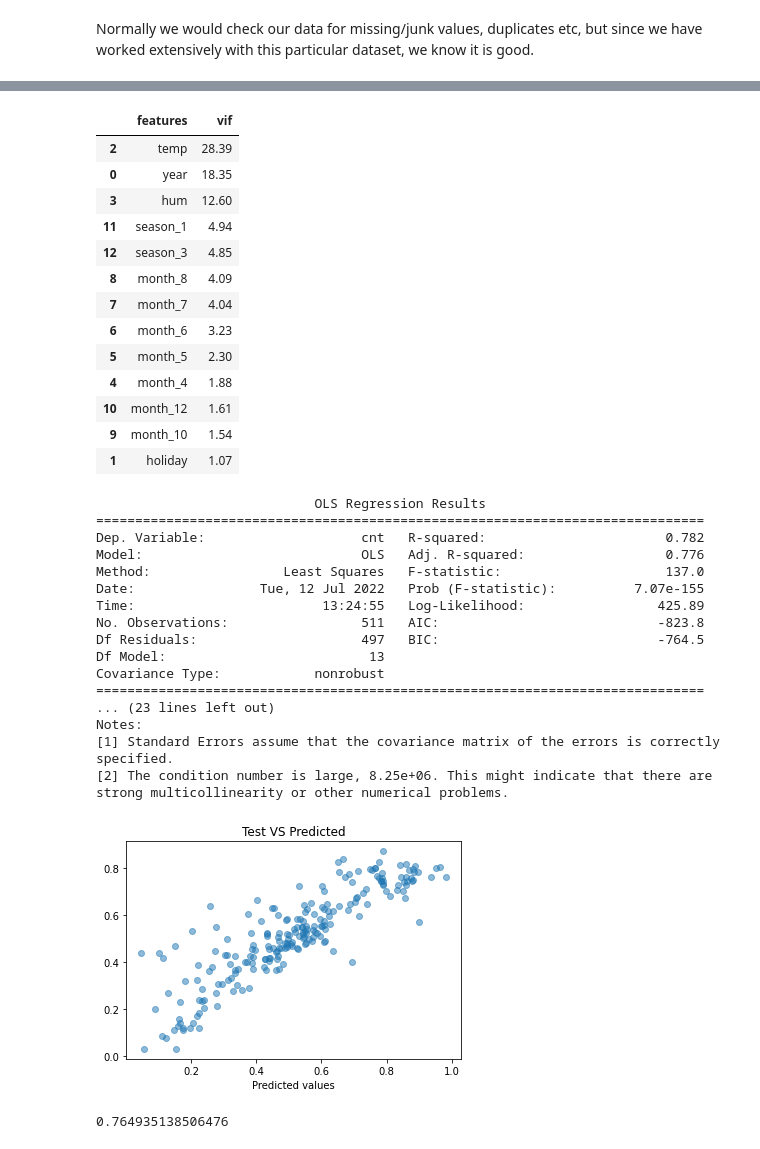
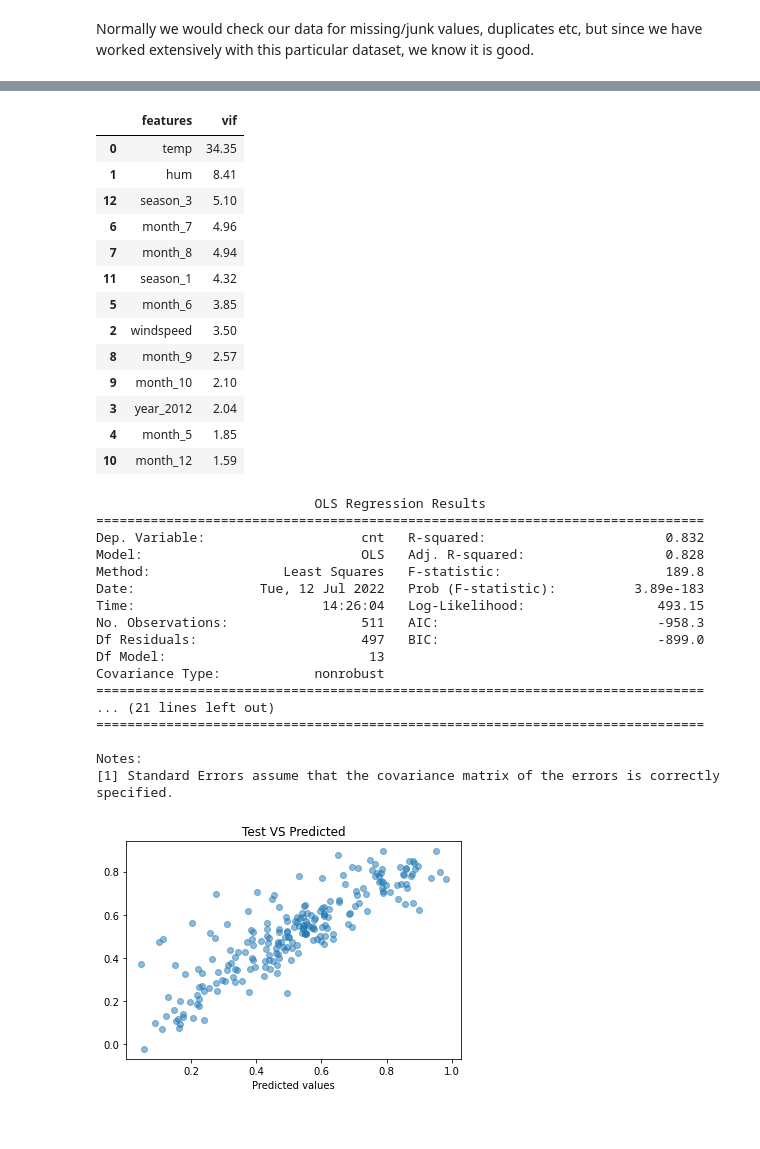
Before and after one commit to gkosmaras/Project_3, a Jupyter notebook: regression.ipynb, the cells around one changed output, grey strips where cells are left out. Cells and saved outputs as stored; diff of their text form; code cells hidden in the pictures.

```diff
--- a/regression.ipynb
+++ b/regression.ipynb
@@ -30,6 +31,7 @@ temp_df["season"]=temp_df["season"].astype("category")
 temp_df["weather"]=temp_df["weather"].astype("category")
 temp_df["month"]=temp_df["month"].astype("category")
 temp_df["weekday"]=temp_df["weekday"].astype("category")
+temp_df["year"]=temp_df["year"].astype("category")
 # %%
 temp_df=pd.get_dummies(temp_df, drop_first=True)
 np.random.seed(0)
@@ -109,5 +111,5 @@ plt.title("Test VS Predicted")
 plt.xlabel("Test values")
 plt.xlabel("Predicted values")
 plt.show()
-r2_score(ytest, ypred)
+scores.append(r2_score(ytest, ypred))
 # %% [output]
@@ -176,5 +177,5 @@ plt.title("Test VS Predicted")
 plt.xlabel("Test values")
 plt.xlabel("Predicted values")
 plt.show()
-r2_score(ytest, ypred)
+scores.append(r2_score(ytest, ypred))
 # %% [output]
@@ -193,5 +183,5 @@ sns.distplot(res, bins=20)
 # %%
-xtrain_new=xtrain_rfe.drop(["season_2", "windspeed"], axis=1)
+xtrain_new=xtrain_rfe.drop(["season_2", "ftemp"], axis=1)
 vif=pd.DataFrame()
 vif["features"]=xtrain_new.columns
 vif["vif"]=[variance_inflation_factor(xtrain_new.values, i)
@@ -203,57 +193,56 @@ lr3=sm.OLS(ytrain, xtrain_lr3).fit()
 vif
 # %% [output]
 |  | features | vif |
-| 2 | temp | 28.39 |
-| 0 | year | 18.35 |
-| 3 | hum | 12.60 |
-| 11 | season_1 | 4.94 |
-| 12 | season_3 | 4.85 |
-| 8 | month_8 | 4.09 |
-| 7 | month_7 | 4.04 |
-| 6 | month_6 | 3.23 |
-| 5 | month_5 | 2.30 |
-| 4 | month_4 | 1.88 |
-| 10 | month_12 | 1.61 |
-| 9 | month_10 | 1.54 |
-| 1 | holiday | 1.07 |
+| 0 | temp | 34.35 |
+| 1 | hum | 8.41 |
+| 12 | season_3 | 5.10 |
+| 6 | month_7 | 4.96 |
+| 7 | month_8 | 4.94 |
+| 11 | season_1 | 4.32 |
+| 5 | month_6 | 3.85 |
+| 2 | windspeed | 3.50 |
+| 8 | month_9 | 2.57 |
+| 9 | month_10 | 2.10 |
+| 3 | year_2012 | 2.04 |
+| 4 | month_5 | 1.85 |
+| 10 | month_12 | 1.59 |
 # %%
 print(lr3.summary())
 # %% [output]
                             OLS Regression Results
 ==============================================================================
-Dep. Variable:                    cnt   R-squared:                       0.782
-Model:                            OLS   Adj. R-squared:                  0.776
-Method:                 Least Squares   F-statistic:                     137.0
-Date:                Tue, 12 Jul 2022   Prob (F-statistic):          7.07e-155
-Time:                        13:24:55   Log-Likelihood:                 425.89
-No. Observations:                 511   AIC:                            -823.8
-Df Residuals:                     497   BIC:                            -764.5
+Dep. Variable:                    cnt   R-squared:                       0.832
+Model:                            OLS   Adj. R-squared:                  0.828
+Method:                 Least Squares   F-statistic:                     189.8
+Date:                Tue, 12 Jul 2022   Prob (F-statistic):          3.89e-183
+Time:                        14:26:04   Log-Likelihood:                 493.15
+No. Observations:                 511   AIC:                            -958.3
+Df Residuals:                     497   BIC:                            -899.0
 Df Model:                          13
 Covariance Type:            nonrobust
 ==============================================================================
-... (23 lines left out)
+... (21 lines left out)
+==============================================================================
+
 Notes:
 [1] Standard Errors assume that the covariance matrix of the errors is correctly specified.
-[2] The condition number is large, 8.25e+06. This might indicate that there are
-strong multicollinearity or other numerical problems.
 # %%
 a=["temp", "ftemp", "hum", "windspeed", "cnt"]
 temp=dftest.copy(deep=True)
 temp[a]=scaler.transform(temp[a])
 ytest=temp.pop("cnt")
 xtest=temp
 a=xtrain_new.columns
 xtest=xtest[a]
 xtest_lr3=sm.add_constant(xtest)
 ypred=lr3.predict(xtest_lr3)
 fig=plt.figure()
 plt.scatter(ytest, ypred, alpha=0.5)
 plt.title("Test VS Predicted")
 plt.xlabel("Test values")
 plt.xlabel("Predicted values")
 plt.show()
-r2_score(ytest, ypred)
+scores.append(r2_score(ytest, ypred))
 # %% [output]
-[figure, old version]
+[figure, new version]
-0.764935138506476
 # %%
```
Also changed, not shown: parts of 13 cells of this notebook.
